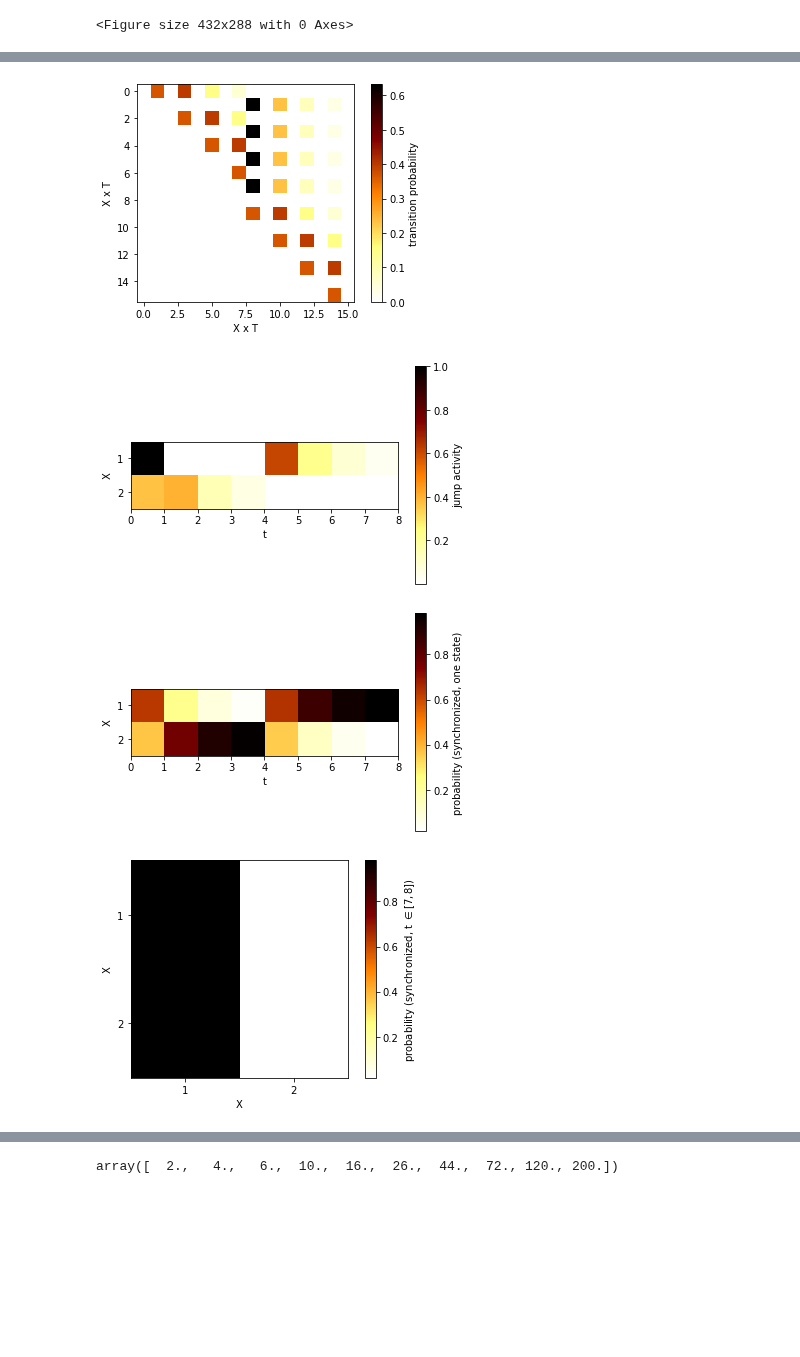
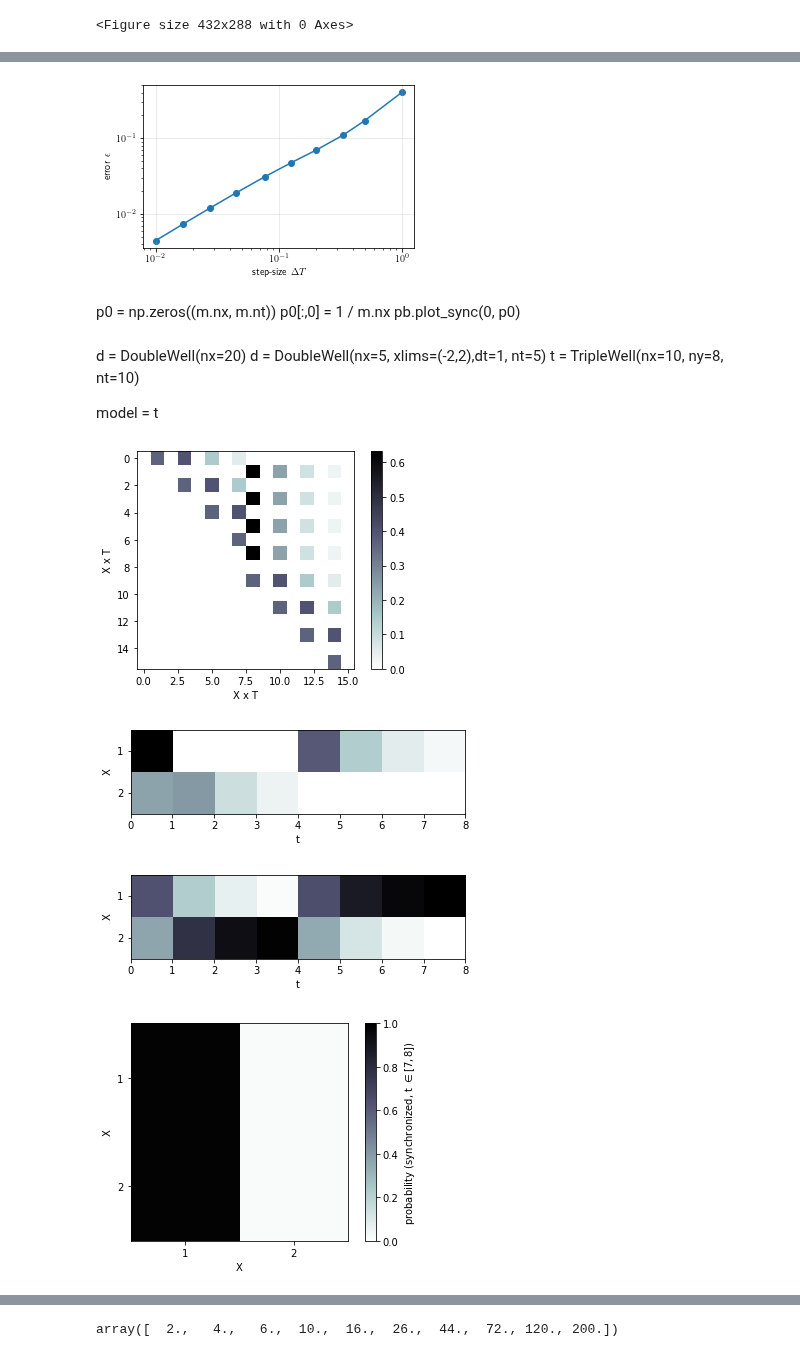
Before and after one commit to axsk/augmented-jump-chain, a Jupyter notebook: papermsnd.ipynb, the cells around one changed output, grey strips where cells are left out. Cells and saved outputs as stored; diff of their text form; code cells hidden in the pictures; blank space fills up the shorter version.

```diff
--- a/papermsnd.ipynb
+++ b/papermsnd.ipynb
@@ -61,7 +62,7 @@ class PaperPlots:
         p = plt.imshow(self.kernelmatrix())
 
         cb = plt.colorbar()
-        cb.set_label("transition probability")
+        #cb.set_label("transition probability")
         plt.xticks()
         plt.yticks()
         plt.xlabel("X x T")
@@ -74,8 +75,8 @@ class PaperPlots:
 
         p = plt.imshow(self.jumpactivity(p0))
 
-        cb = plt.colorbar()
-        cb.set_label("jump activity")
+        #cb = plt.colorbar()
+        #cb.set_label("jump activity")
 
         plt.ylabel("X")
         plt.xlabel("t")
@@ -91,8 +92,8 @@ class PaperPlots:
 
         p = plt.imshow(ps)
 
-        cb = plt.colorbar()
-        cb.set_label("probability (synchronized, one state)")
+        #cb = plt.colorbar()
+        #cb.set_label("probability (synchronized, one state)")
 
         plt.ylabel("X")
         plt.xlabel("t")
@@ -113,7 +114,7 @@ class PaperPlots:
         t2 = sum(self.dt)
         t1 = t2 - self.dt[-1]
         cb.set_label(f"probability (synchronized, t $\in  [{t1},{t2}]  $)")
-        #plt.clim((0,1))
+        plt.clim((0,1))
 
     def plot_koopman_q(self):
         plt.imshow(self.koopman_q())
@@ -126,7 +127,7 @@ class PaperPlots:
         cb = plt.colorbar()
         t2 = sum(self.dt)
         cb.set_label(f"probability (exact, t={t2})")
-        #plt.clim((0,1))
+        plt.clim((0,1))
 
     def plot_all(self, save=False):
         self.plot_transkernel()
@@ -308,3 +377,22 @@ pps.plot_all()
+# %%
+size=3
+plt.figure(figsize=(3*1.618,3))
+plt.rc('text', usetex=True)
+ae.plot()
+plt.grid(which="major",alpha=.3)
+plt.savefig("tw_error.pdf", bbox_inches="tight")
+# %% [output]
+[figure, added]
+# %% [markdown]
+p0 = np.zeros((m.nx, m.nt))
+p0[:,0] = 1 / m.nx
+pb.plot_sync(0, p0)
+# %% [markdown]
+d = DoubleWell(nx=20)
+d = DoubleWell(nx=5, xlims=(-2,2),dt=1, nt=5)
+t = TripleWell(nx=10, ny=8, nt=10)
+
+model = t
 # %%
 class TwoGraph:
     def __init__(self, nt = 2, dt=1):
@@ -328,10 +416,13 @@ class TwoGraph:
     def name(self):
         return "twograph"
 # %%
+plt.set_cmap("bone_r")
+#plt.set_cmap("afmhot_r")
+
 g = TwoGraph(nt=8, dt=1)
 PaperPlots(g).plot_all(save=True)
 # %% [output]
-[figure, old version]
+[figure, new version]
-[figure, old version]
+[figure, new version]
-[figure, old version]
+[figure, new version]
-[figure, old version]
+[figure, new version]
```
Also changed, not shown: parts of 34 cells of this notebook, 1 other file.
